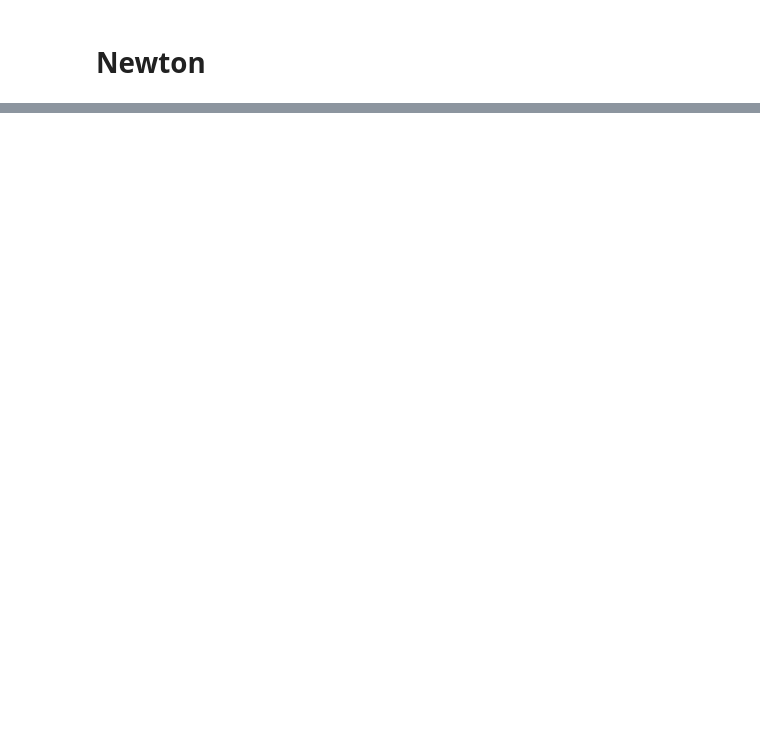
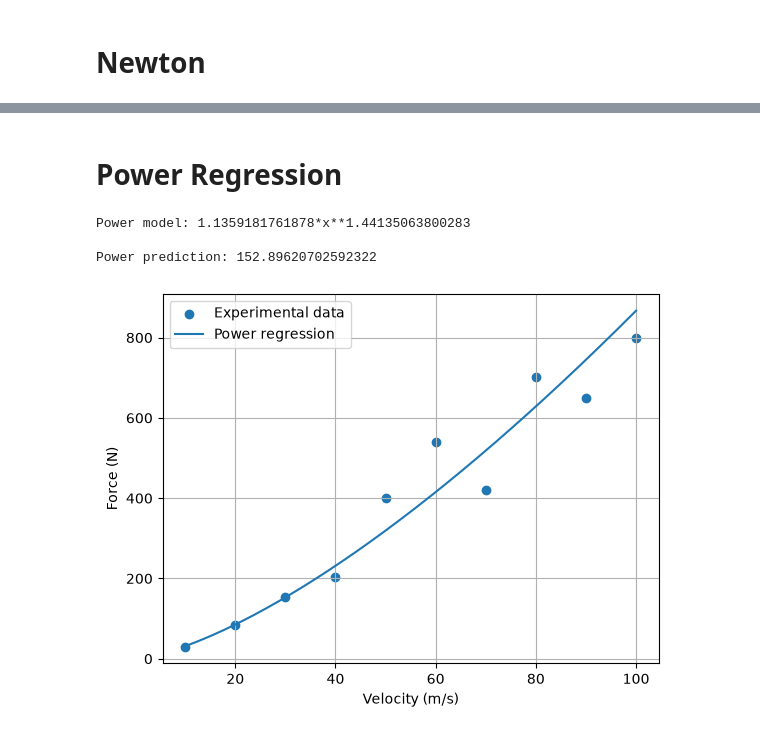
Before and after one commit to maxcbarn/UNI-Numerical-Analysis, a Jupyter notebook: Methods.ipynb, the cells around one changed output, grey strips where cells are left out. Cells and saved outputs as stored; diff of their text form; code cells hidden in the pictures; blank space fills up the shorter version.

```diff
--- a/Methods.ipynb
+++ b/Methods.ipynb
@@ -1050,0 +1263,53 @@ print("Vector Solution:\n", vectorSolution)
+# %% [markdown]
+# Power Regression
+# %%
+
+def PowerRegression(x, y):
+    if np.any(x <= 0) or np.any(y <= 0):
+        raise ValueError("Power regression requires positive x and y")
+
+    log_x = np.log(x)
+    log_y = np.log(y)
+
+    A, f_log_lambda = LinearRegression(log_x, log_y)
+
+    log_X = sp.Symbol('x', real=True)
+    A0 = float(A.subs(log_X, 0))
+    beta = float(A.coeff(log_X))
+
+    alpha = np.exp(A0)
+
+    X = sp.Symbol('x', positive=True)
+    f_sym = sp.Float(alpha) * X ** sp.Float(beta)
+
+    f_lambda = sp.lambdify(X, f_sym, modules="numpy")
+
+    return f_sym, f_lambda
+
+
+v = np.array([10, 20, 30, 40, 50, 60, 70, 80, 90, 100], dtype=float)
+F = np.array([30, 84, 155, 204, 400, 540, 421, 702, 650, 799], dtype=float)
+
+f_Power_sym, f_Power = PowerRegression(v, F)
+
+print(f"Power model: {f_Power_sym}")
+
+
+print("\nPower prediction:", f_Power(30))
+
+v_plot = np.linspace(v.min(), v.max(), 300)
+
+plt.scatter(v, F, label="Experimental data")
+plt.plot(v_plot, f_Power(v_plot), label="Power regression")
+
+
+plt.xlabel("Velocity (m/s)")
+plt.ylabel("Force (N)")
+plt.legend()
+plt.grid(True)
+plt.show()
+# %% [output]
+Power model: 1.1359181761878*x**1.44135063800283
+
+Power prediction: 152.89620702592322
+[figure, added]
```
Also changed, not shown: parts of 9 cells of this notebook, 2 other files.
